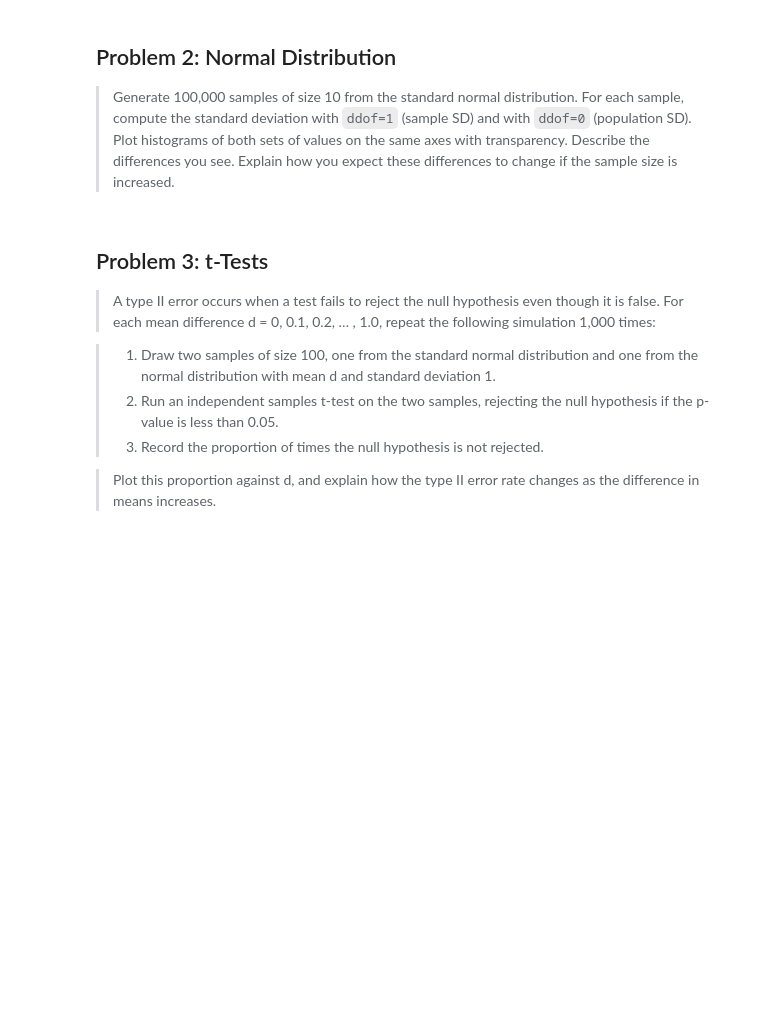
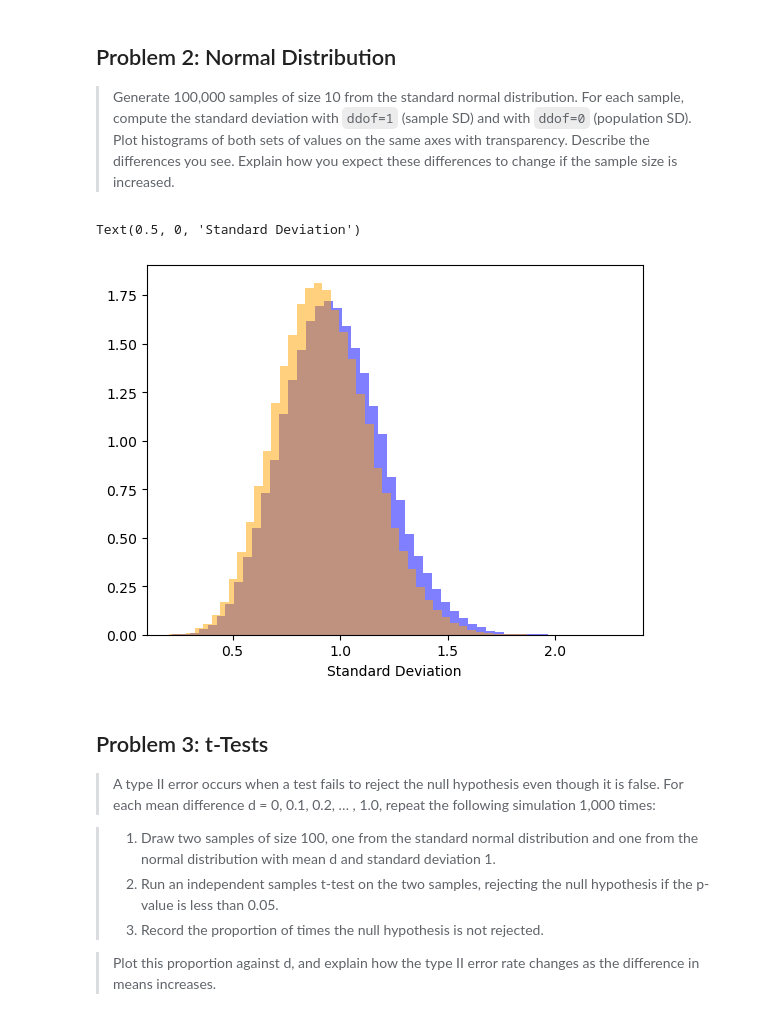
Before and after one commit to CeamanCollins/applied-statistics-assessment, a Jupyter notebook: problems.ipynb, the cells around one changed output. Cells and saved outputs as stored; diff of their text form; code cells hidden in the pictures; blank space fills up the shorter version.

```diff
--- a/problems.ipynb
+++ b/problems.ipynb
@@ -242,6 +242,22 @@ In the original experiment, there were only 8 cups to choose from, so the probab
 ## Problem 2: Normal Distribution
 
 > Generate 100,000 samples of size 10 from the standard normal distribution. For each sample, compute the standard deviation with `ddof=1` (sample SD) and with `ddof=0` (population SD). Plot histograms of both sets of values on the same axes with transparency. Describe the differences you see. Explain how you expect these differences to change if the sample size is increased.
+# %%
+stds_sample = []
+stds_population = []
+
+for n in range(100000):
+    array = np.random.normal(size=10, loc=0.0, scale=1.0)
+    stds_sample.append(array.std(ddof=1))
+    stds_population.append(array.std(ddof=0))
+
+fig, ax = plt.subplots()
+ax.hist(stds_sample, bins=50, alpha=0.5, label='Sample Std Dev (ddof=1)', color='blue', density=True)
+ax.hist(stds_population, bins=50, alpha=0.5, label='Population Std Dev (ddof=0)', color='orange', density=True)
+ax.set_xlabel('Standard Deviation')
+# %% [output]
+Text(0.5, 0, 'Standard Deviation')
+[figure, added]
 # %% [markdown]
 ## Problem 3: t-Tests
 
```
